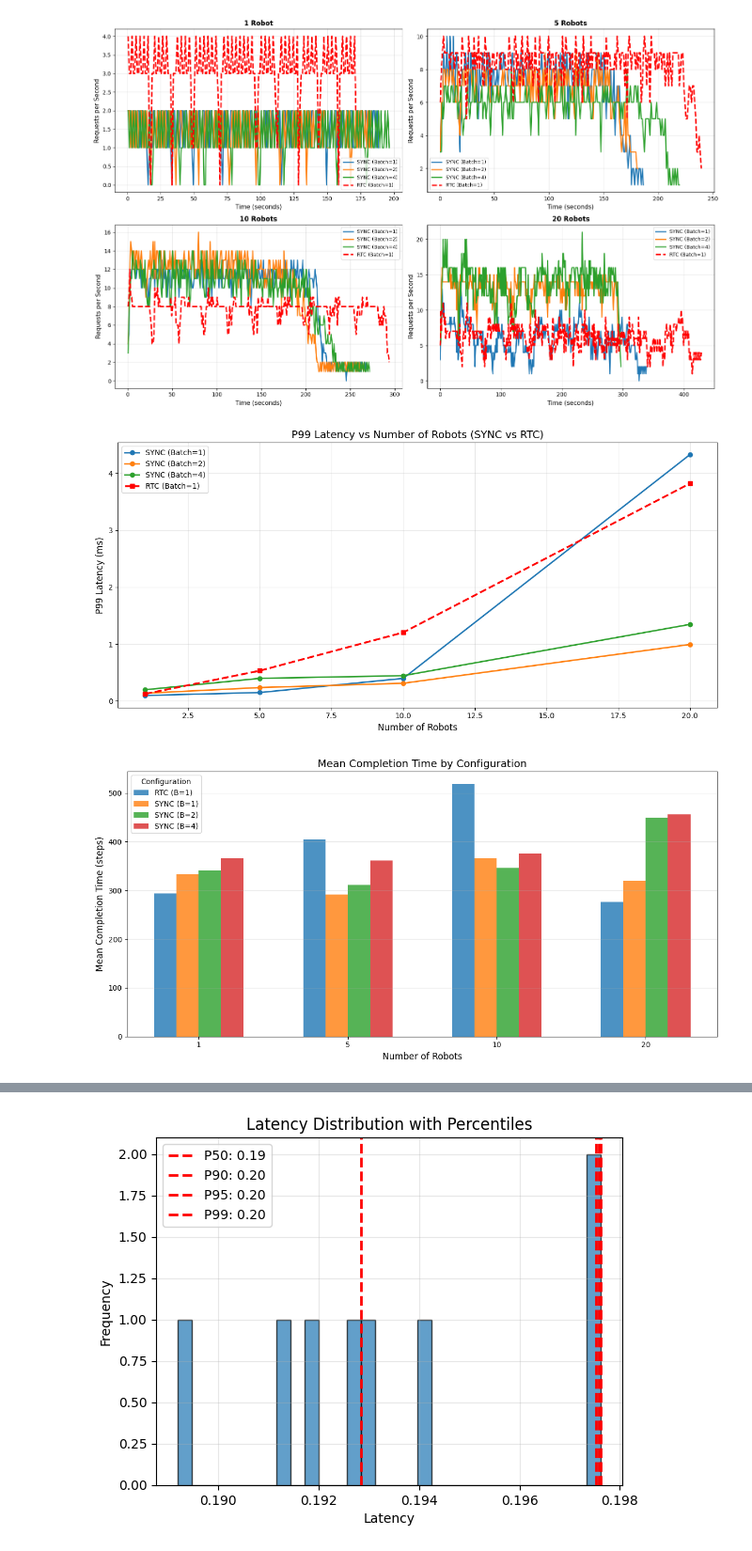
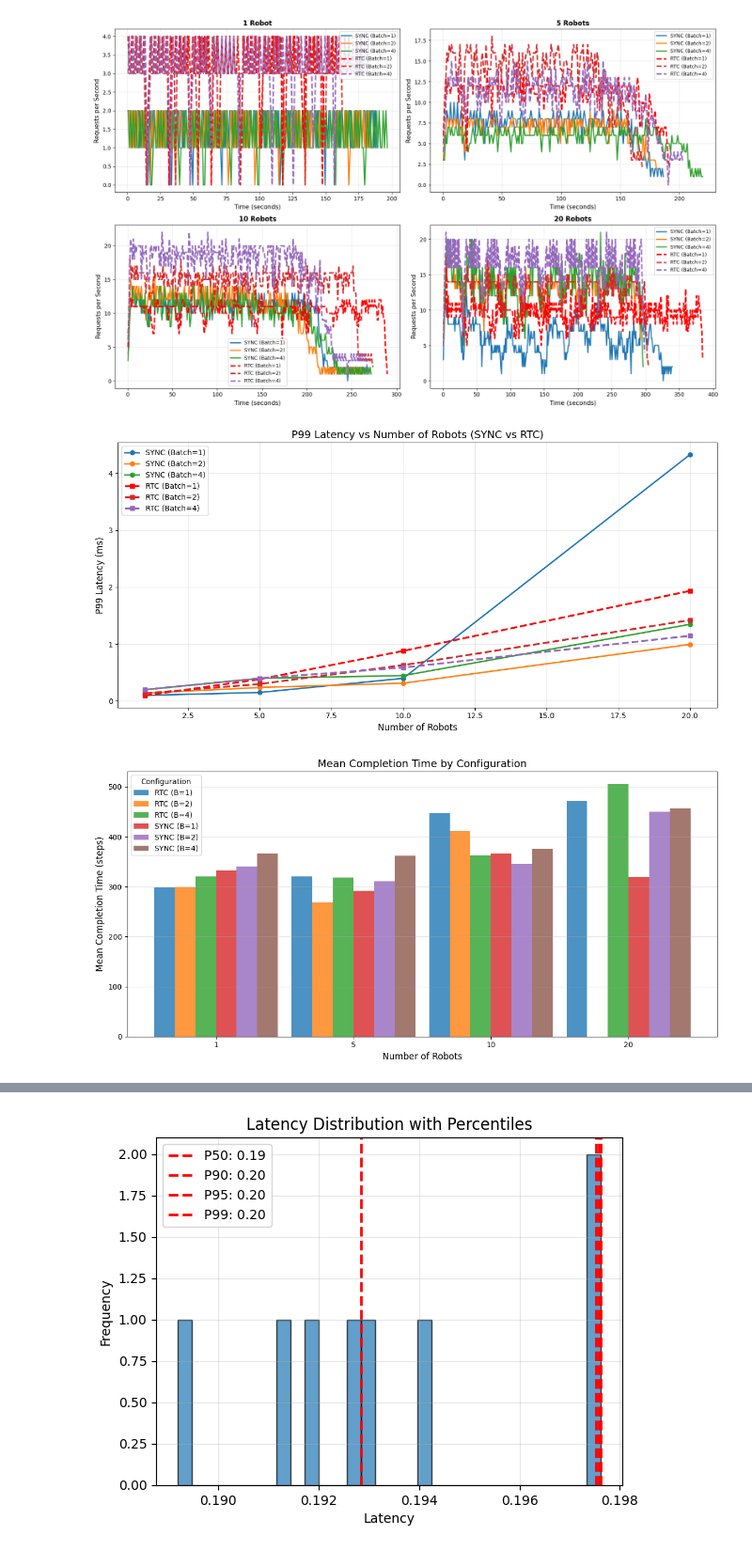
Before and after one commit to ChenZhenY/openpi, a Jupyter notebook: notebooks/end_to_end.ipynb, the cells around one changed output, grey strips where cells are left out. Shown at 94% size. Cells and saved outputs as stored; diff of their text form; code cells hidden in the pictures.

```diff
--- a/notebooks/end_to_end.ipynb
+++ b/notebooks/end_to_end.ipynb
@@ -78,8 +78,6 @@ template = lambda batch_size, num_robots, broker_type: f"/nethome/dhe83/flash/op
 all_results = []
 for broker_type in ["SYNC", "RTC"]:
     for batch_size in tqdm([1, 2, 4], position=0):
-        if broker_type == "RTC" and batch_size > 1:
-            continue
         for num_robots in tqdm([1, 5, 10, 20], position=1):
             # if broker_type == "RTC" and num_robots > 1:
             #     continue
@@ -165,6 +148,0 @@ all_results.iloc[15]["simulation_step_times"]
-# %%
-arrival_times= all_results.iloc[0]["arrival_times"]
-arrival_times = arrival_times - arrival_times.min()
-max_time = arrival_times.max()
-bins = np.arange(0, max_time + 1, 1)
-plt.hist(arrival_times, bins=bins)
@@ -215,43 +174,45 @@ for idx, num_robots in enumerate(num_robots_values):
     ax = axes[idx]
 
     # Plot SYNC configurations
     for batch_size in sorted(all_results[all_results['broker_type'] == 'SYNC']['batch_size'].unique()):
         data = all_results[(all_results['batch_size'] == batch_size) &
                           (all_results['num_robots'] == num_robots) &
                           (all_results['broker_type'] == 'SYNC')]
 
         if len(data) == 0:
             continue
 
         arrival_times = data.iloc[0]['arrival_times']
         time_points, counts = compute_request_rate_timeseries(arrival_times)
 
         if len(counts) > 0:
             ax.plot(time_points, counts, linewidth=2,
                    label=f'SYNC (Batch={batch_size})')
 
-    # Plot RTC configuration
-    rtc_data = all_results[(all_results['broker_type'] == 'RTC') &
-                           (all_results['num_robots'] == num_robots)]
+    # Plot RTC configurations (all batch sizes)
+    for batch_size in sorted(all_results[all_results['broker_type'] == 'RTC']['batch_size'].unique()):
+        rtc_data = all_results[(all_results['broker_type'] == 'RTC') &
+                               (all_results['num_robots'] == num_robots) &
+                               (all_results['batch_size'] == batch_size)]
 
-    if len(rtc_data) > 0:
-        arrival_times = rtc_data.iloc[0]['arrival_times']
-        time_points, counts = compute_request_rate_timeseries(arrival_times)
+        if len(rtc_data) > 0:
+            arrival_times = rtc_data.iloc[0]['arrival_times']
+            time_points, counts = compute_request_rate_timeseries(arrival_times)
 
-        if len(counts) > 0:
-            ax.plot(time_points, counts, linewidth=2.5, linestyle='--',
-                   label='RTC (Batch=1)', color='red')
+            if len(counts) > 0:
+                ax.plot(time_points, counts, linewidth=2.5, linestyle='--',
+                       label=f'RTC (Batch={batch_size})', color='red' if batch_size == 1 else None)
 
     ax.set_xlabel('Time (seconds)', fontsize=11)
     ax.set_ylabel('Requests per Second', fontsize=11)
     ax.set_title(f'{num_robots} Robot{"s" if num_robots > 1 else ""}', fontsize=12, fontweight='bold')
     ax.legend(fontsize=9)
     ax.grid(True, alpha=0.3)
 
 plt.tight_layout()
 plt.show()
 # %% [output]
-[figure, old version]
+[figure, new version]
 # %%
 import matplotlib.pyplot as plt
 
@@ -270,12 +231,14 @@ for batch_size in sorted(all_results[all_results['broker_type'] == 'SYNC']['batc
              marker='o', linewidth=2, linestyle='-',
              label=f'SYNC (Batch={batch_size})')
 
-# Plot RTC broker type line
-rtc_data = all_results[all_results['broker_type'] == 'RTC'].sort_values('num_robots')
-if len(rtc_data) > 0:
-    plt.plot(rtc_data['num_robots'], rtc_data['p99_latency'],
-             marker='s', linewidth=2.5, linestyle='--',
-             label='RTC (Batch=1)', color='red')
+# Plot RTC broker type lines (all batch sizes)
+for batch_size in sorted(all_results[all_results['broker_type'] == 'RTC']['batch_size'].unique()):
+    rtc_data = all_results[(all_results['broker_type'] == 'RTC') &
+                           (all_results['batch_size'] == batch_size)].sort_values('num_robots')
+    if len(rtc_data) > 0:
+        plt.plot(rtc_data['num_robots'], rtc_data['p99_latency'],
+                 marker='s', linewidth=2.5, linestyle='--',
+                 label=f'RTC (Batch={batch_size})', color='red' if batch_size == 1 else None)
 
 plt.xlabel('Number of Robots', fontsize=12)
 plt.ylabel('P99 Latency (ms)', fontsize=12)
@@ -285,7 +248,7 @@ plt.grid(True, alpha=0.3)
 plt.tight_layout()
 plt.show()
 # %% [output]
-[figure, old version]
+[figure, new version]
 # %%
 import matplotlib.pyplot as plt
 import numpy as np
@@ -335,7 +298,7 @@ ax.grid(True, alpha=0.3, axis='y')
 plt.tight_layout()
 plt.show()
 # %% [output]
-[figure, old version]
+[figure, new version]
 # %%
 import matplotlib.pyplot as plt
 import numpy as np
```
Also changed, not shown: parts of 7 cells of this notebook, 1 other file.
